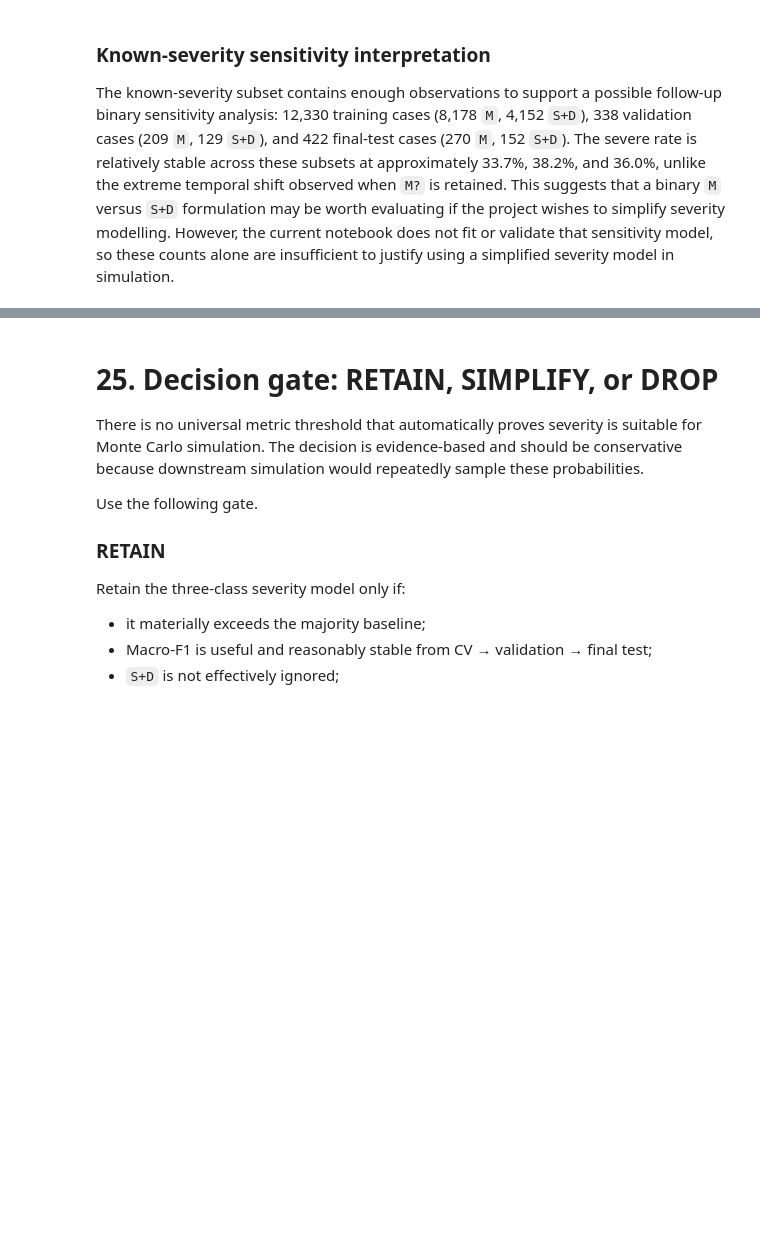
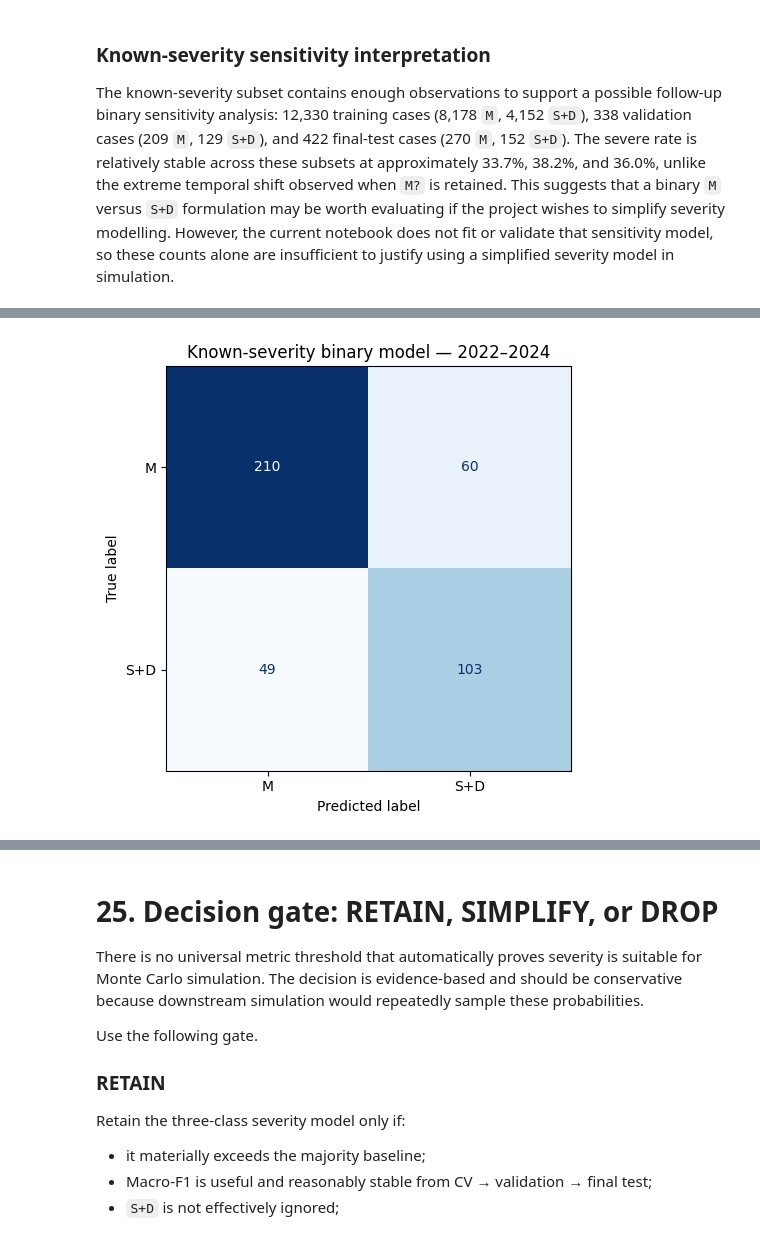
Before and after one commit to Gdfhf/faa-wildlife-strike-damage-analysis, a Jupyter notebook: notebooks/07_severity_modelling_reconsolidated.ipynb, the cells around one changed output, grey strips where cells are left out. Cells and saved outputs as stored; diff of their text form; code cells hidden in the pictures; blank space fills up the shorter version.

```diff
--- a/notebooks/07_severity_modelling_reconsolidated.ipynb
+++ b/notebooks/07_severity_modelling_reconsolidated.ipynb
@@ -1876,0 +2717,7 @@ The known-severity subset contains enough observations to support a possible fol
+# %%
+KNOWN_SELECTED_THRESHOLD = 0.35
+
+print(
+    "Locked known-severity classification threshold:",
+    KNOWN_SELECTED_THRESHOLD,
+)
@@ -1876,0 +2931,88 @@ The known-severity subset contains enough observations to support a possible fol
+# %%
+X_known_test = known_df.loc[
+    known_test_mask,
+    known_selected_features,
+]
+
+y_known_test = known_df.loc[
+    known_test_mask,
+    "KNOWN_SEVERITY_TARGET",
+].to_numpy()
+
+raw_known_test_prob = (
+    known_selected_pipeline.predict_proba(
+        X_known_test
+    )[:, 1]
+)
+
+
+if known_final_calibrator is None:
+
+    known_final_test_prob = (
+        raw_known_test_prob
+    )
+
+elif KNOWN_SELECTED_CALIBRATION == "sigmoid":
+
+    known_final_test_prob = (
+        known_final_calibrator.predict_proba(
+            raw_known_test_prob.reshape(
+                -1, 1
+            )
+        )[:, 1]
+    )
+
+else:
+
+    known_final_test_prob = (
+        known_final_calibrator.predict(
+            raw_known_test_prob
+        )
+    )
+
+
+known_final_test_metrics = (
+    evaluate_binary_severity(
+        y_known_test,
+        known_final_test_prob,
+        threshold=KNOWN_SELECTED_THRESHOLD,
+    )
+)
+
+display(
+    pd.DataFrame(
+        [known_final_test_metrics]
+    ).round(4)
+)
+
+pd.DataFrame(
+    [known_final_test_metrics]
+).to_csv(
+    OUTPUT_DIR
+    / "known_severity_binary_final_test_metrics.csv",
+    index=False,
+)
+
+
+known_final_test_pred = (
+    known_final_test_prob >= KNOWN_SELECTED_THRESHOLD
+).astype(int)
+
+fig, ax = plt.subplots(figsize=(6, 5))
+
+ConfusionMatrixDisplay.from_predictions(
+    y_known_test,
+    known_final_test_pred,
+    display_labels=["M", "S+D"],
+    cmap="Blues",
+    colorbar=False,
+    ax=ax,
+)
+
+ax.set_title(
+    "Known-severity binary model — 2022–2024"
+)
+
+plt.tight_layout()
+plt.show()
+# %% [output]
@@ -1876,0 +3021 @@ The known-severity subset contains enough observations to support a possible fol
+[figure, added]
```
Also changed, not shown: parts of 38 cells of this notebook, 9 other files.
